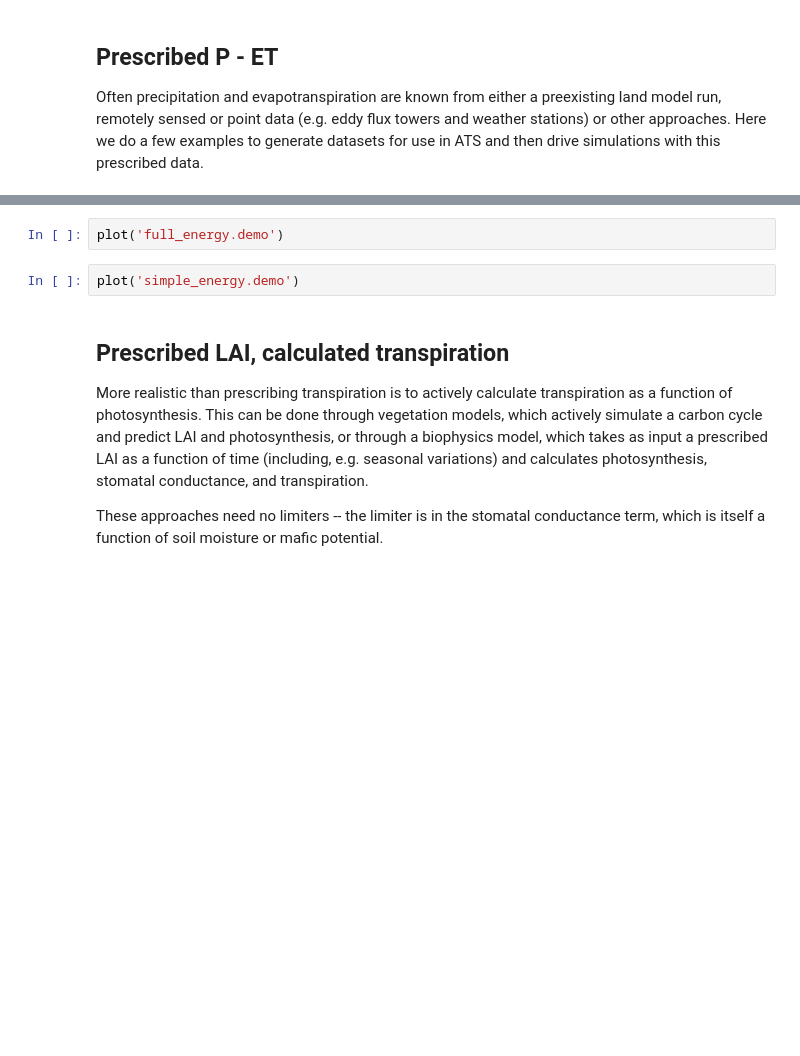
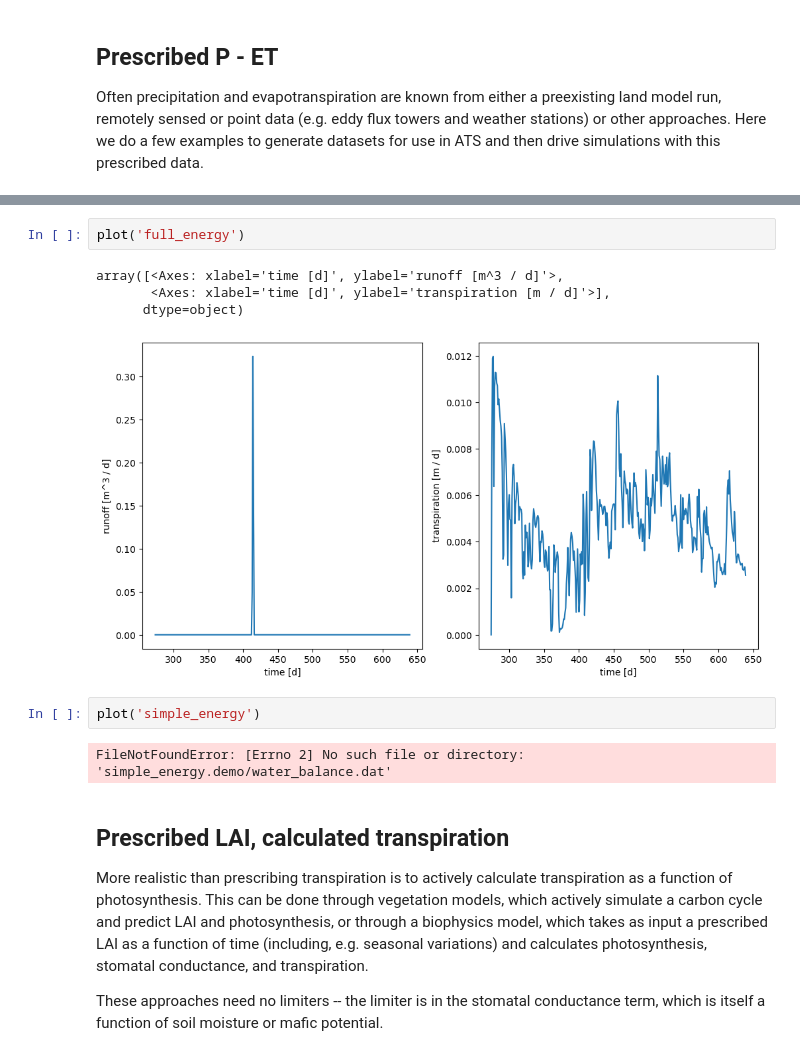
Before and after one commit to amanzi/ats-demos, a Jupyter notebook: 05_ecohydrology/ecohydrology.ipynb, the cells around one changed output, grey strips where cells are left out. Saved outputs shown, nothing was run; the diff lists cells and outputs as text; blank space fills up the shorter version.

```diff
--- a/05_ecohydrology/ecohydrology.ipynb
+++ b/05_ecohydrology/ecohydrology.ipynb
@@ -203,7 +239,14 @@ plot('priestley_taylor_canopy_evapotranspiration_relperm_trf_surftemp.demo')
 # %%
-plot('full_energy.demo')
+plot('full_energy')
+# %% [output]
+array([<Axes: xlabel='time [d]', ylabel='runoff [m^3 / d]'>,
+       <Axes: xlabel='time [d]', ylabel='transpiration [m / d]'>],
+      dtype=object)
+[figure, added]
 # %%
-plot('simple_energy.demo')
+plot('simple_energy')
+# %% [output]
+FileNotFoundError: [Errno 2] No such file or directory: 'simple_energy.demo/water_balance.dat'
 # %% [markdown]
 ## Prescribed LAI, calculated transpiration
 
```
Also changed, not shown: parts of 22 cells of this notebook, 4 other files.
